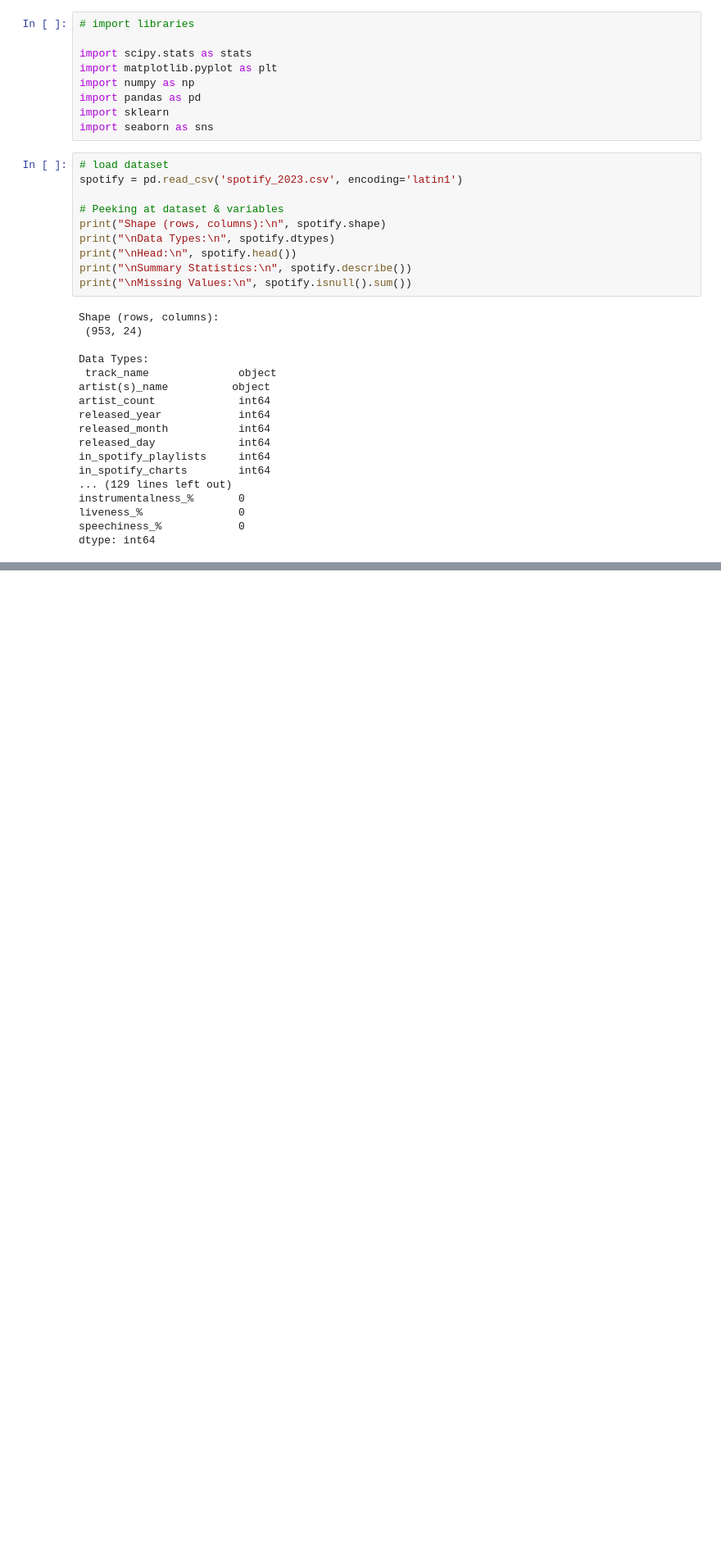
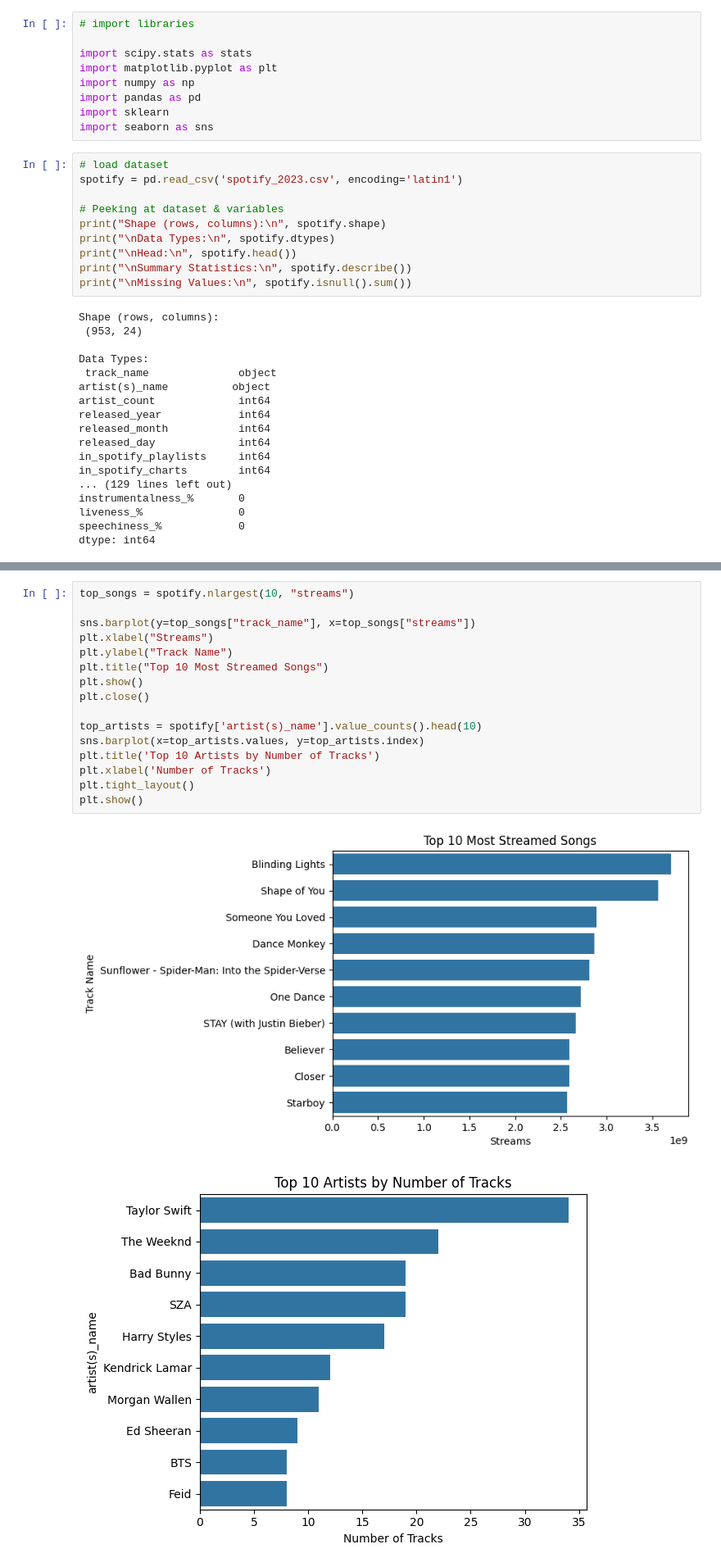
Before and after one commit to samuelpark316/ML_Midterm, a Jupyter notebook: eda.ipynb, the cells around one changed output, grey strips where cells are left out. Shown at 82% size. Drawn from its saved outputs; the diff is of its cells as text; blank space fills up the shorter version.

```diff
--- a/eda.ipynb
+++ b/eda.ipynb
@@ -77,0 +130,19 @@ plt.show()
+# %%
+top_songs = spotify.nlargest(10, "streams")
+
+sns.barplot(y=top_songs["track_name"], x=top_songs["streams"])
+plt.xlabel("Streams")
+plt.ylabel("Track Name")
+plt.title("Top 10 Most Streamed Songs")
+plt.show()
+plt.close()
+
+top_artists = spotify['artist(s)_name'].value_counts().head(10)
+sns.barplot(x=top_artists.values, y=top_artists.index)
+plt.title('Top 10 Artists by Number of Tracks')
+plt.xlabel('Number of Tracks')
+plt.tight_layout()
+plt.show()
+# %% [output]
+[figure, added]
+[figure, added]
```
Also changed, not shown: parts of 7 cells of this notebook.
